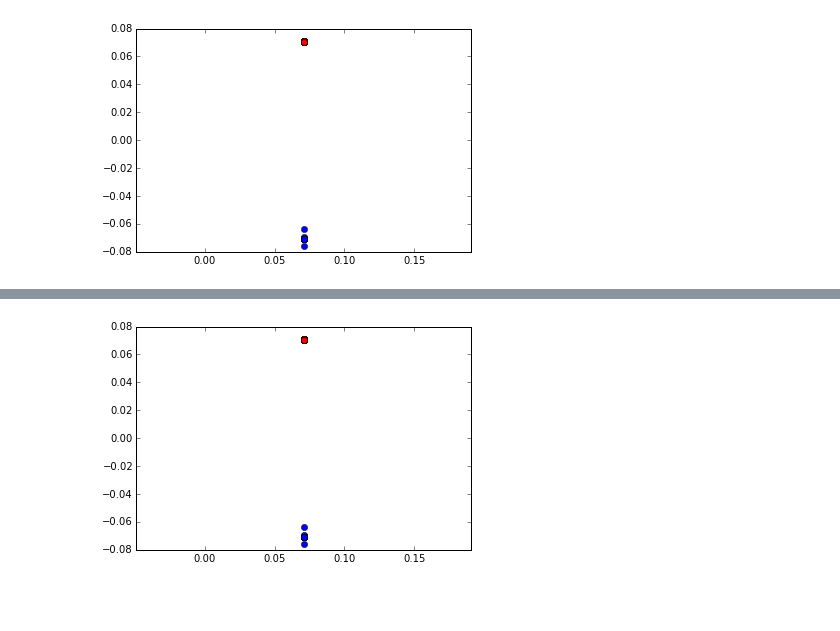
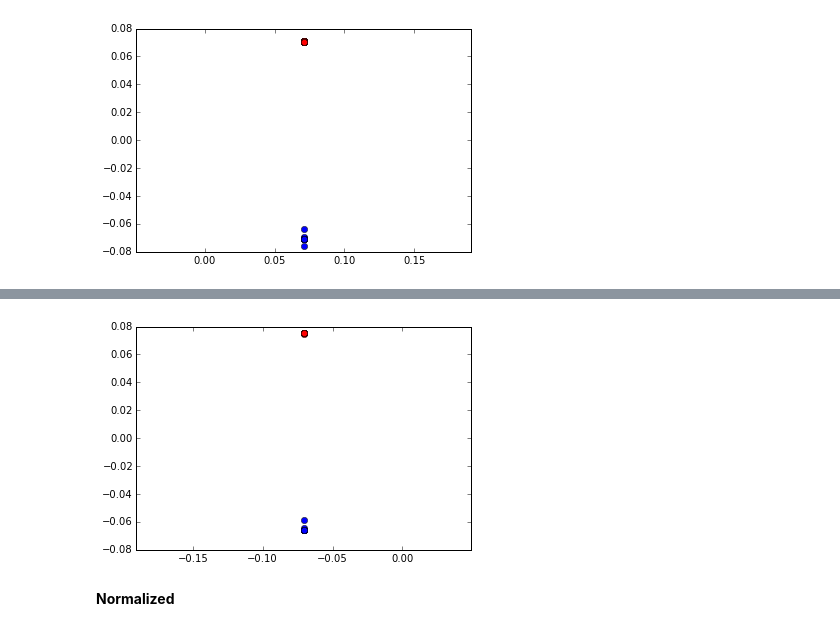
Before and after one commit to babakahmadi/Thesis, a Jupyter notebook: implementation/ Simple Gaussian example.ipynb, the cells around one changed output, grey strips where cells are left out. Drawn from its saved outputs; the diff is of its cells as text; code cells hidden in the pictures; blank space fills up the shorter version.

```diff
--- a/implementation/ Simple Gaussian example.ipynb
+++ b/implementation/ Simple Gaussian example.ipynb
@@ -75,0 +74,8 @@ plt.show()
+# %%
+import scipy as sp
+D = np.diag(np.dot(W,np.ones(200)))
+L = D - W
+eigenValues , eigenVectors = sp.linalg.eig(L,D)
+idx = eigenValues.argsort()
+eigenValues = eigenValues[idx]
+eigenVectors = eigenVectors[:,idx]
@@ -76,7 +93,11 @@ plt.show()
 # %%
+xt = eigenVectors[:,0]
+yt = eigenVectors[:,1]
+plt.plot(xt[:100], yt[:100], 'bo')
 plt.plot(xt[100:], yt[100:], 'ro')
-plt.plot(xt[:100], yt[:100], 'bo')
 plt.axis('equal')
 plt.show()
 # %% [output]
-[figure, old version]
+[figure, new version]
+# %% [markdown]
+__Normalized__
```
Also changed, not shown: parts of 9 cells of this notebook.
